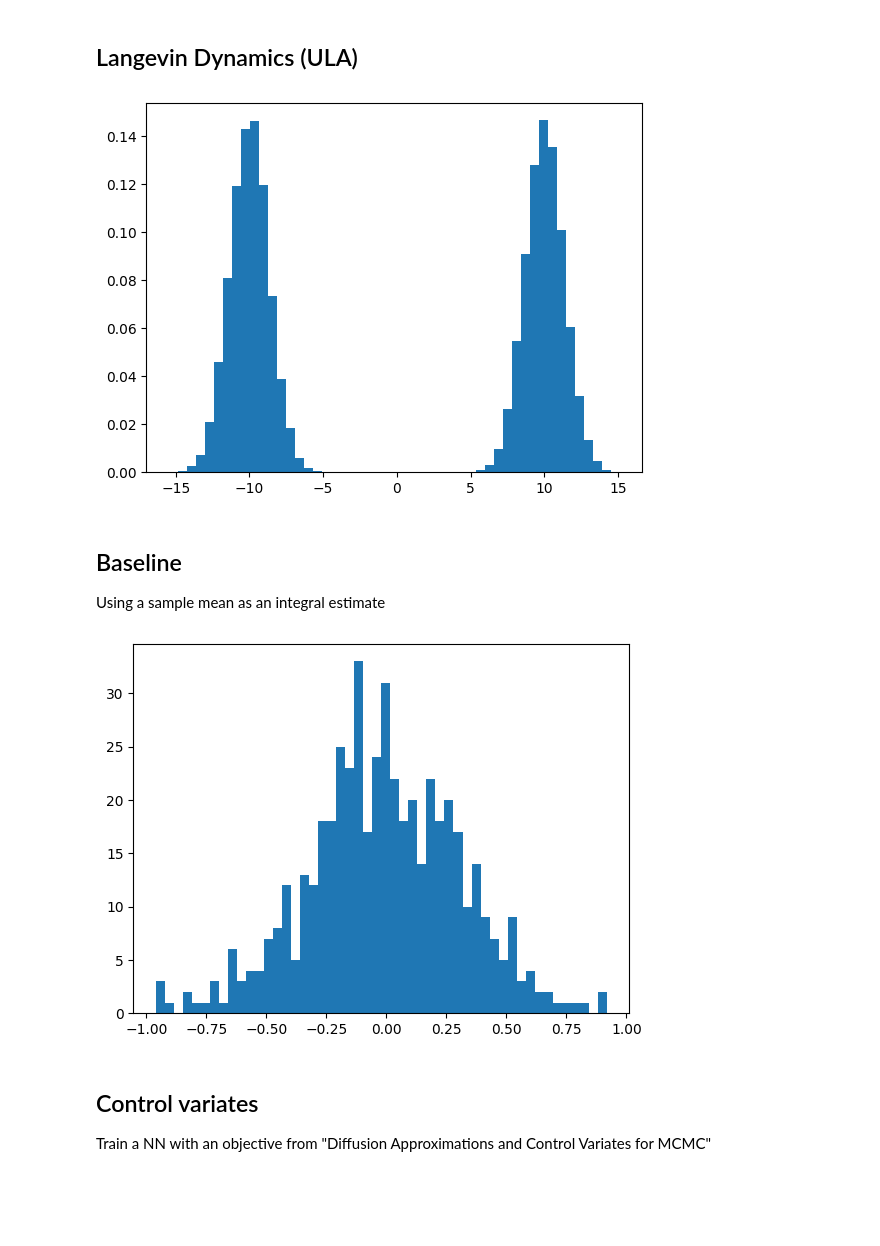
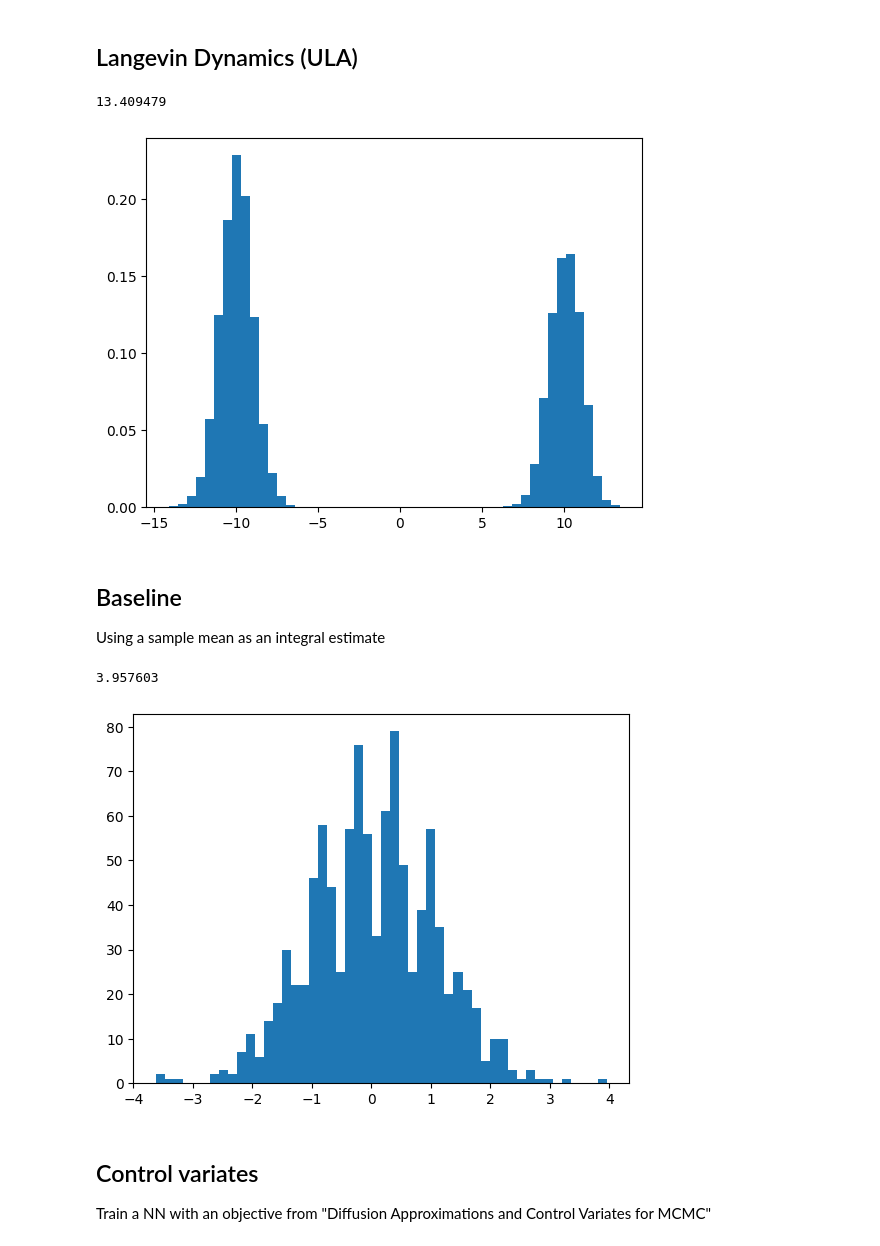
Before and after one commit to kkorolev1/mcmc-control-variates, a Jupyter notebook: experiments.ipynb, the cells around one changed output. Drawn from its saved outputs; the diff is of its cells as text; code cells hidden in the pictures; blank space fills up the shorter version.

```diff
--- a/experiments.ipynb
+++ b/experiments.ipynb
@@ -47,14 +48,16 @@ def multichain_sample(sampler: eqx.Module, dim: int, key: jax.random.PRNGKey, n_
     return samples
 # %%
 rng, key = jax.random.split(rng)
-sampler = LangevinDynamics(gradient_func=grad_log_p, n_samples=100, gamma=9e-1, burnin_steps=50)
-samples = multichain_sample(sampler, 1, key)
+sampler = LangevinDynamics(gradient_func=grad_log_p, n_samples=500, gamma=5e-2, burnin_steps=100)
+samples = multichain_sample(sampler, 1, key, n_chains = 100)
 # %%
 #plt.scatter(samples[:,0], samples[:,1], alpha=0.7)
+print(samples.max())
 plt.hist(samples, bins=50, density=True)
 plt.show()
 # %% [output]
+13.409479
-[figure, old version]
+[figure, new version]
 # %% [markdown]
 ## Baseline
 Using a sample mean as an integral estimate
@@ -65,15 +68,20 @@ def mcmc_baseline(fn: tp.Callable, sampler: eqx.Module, dim: int, key: jax.rando
 # %%
 fn = jax.jit(lambda x: x.sum(axis=-1))
 # %%
-n_runs = 500
+n_runs = 1000
 
 # Run without vmap because of OOM
-mcmc_estimates = np.stack([mcmc_baseline(fn, sampler, 1, key) for key in jax.random.split(rng, n_runs)])
+mcmc_estimates = []
+for key in jax.random.split(rng, n_runs):
+    mcmc_estimates.append(mcmc_baseline(fn, sampler, 1, key, n_chains = 100))
+mcmc_estimates = np.stack(mcmc_estimates)
 
+print(mcmc_estimates.max())
 plt.hist(mcmc_estimates, bins=50)
 plt.show()
 # %% [output]
+3.957603
-[figure, old version]
+[figure, new version]
 # %% [markdown]
 ## Control variates
 Train a NN with an objective from "Diffusion Approximations and Control Variates for MCMC"
```
Also changed, not shown: parts of 13 cells of this notebook, 2 other files.
